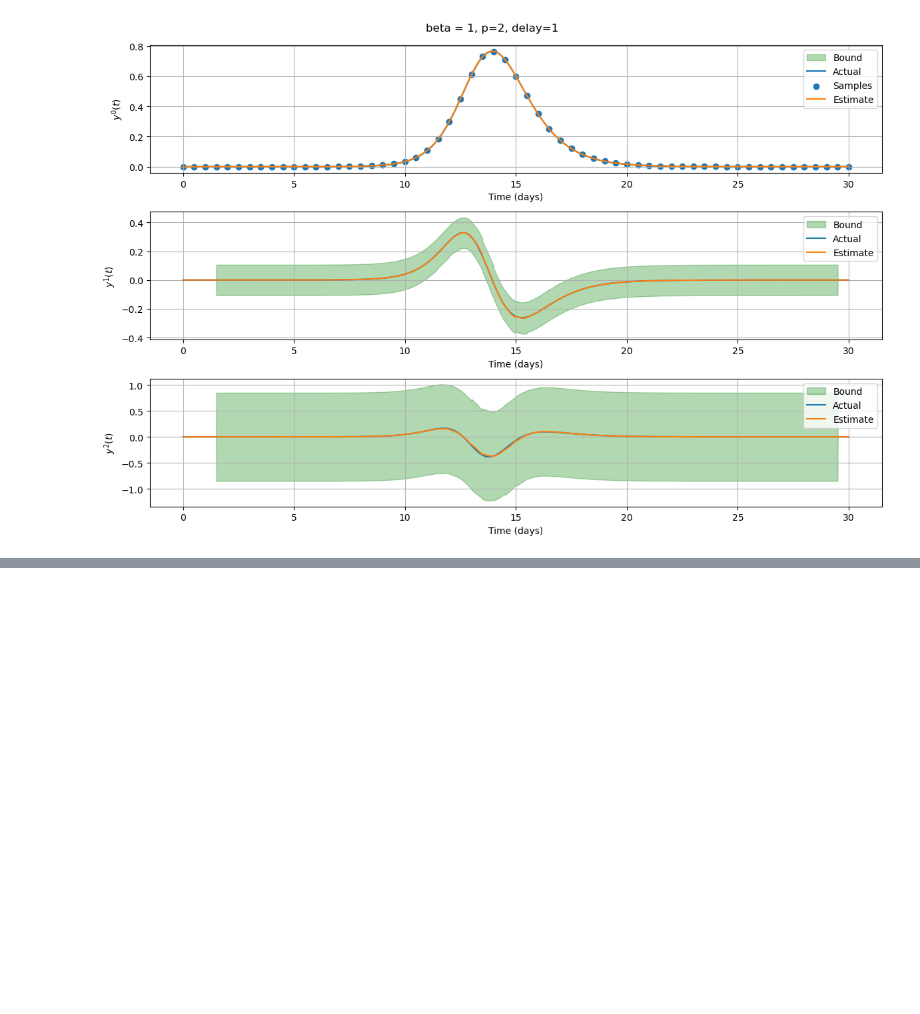
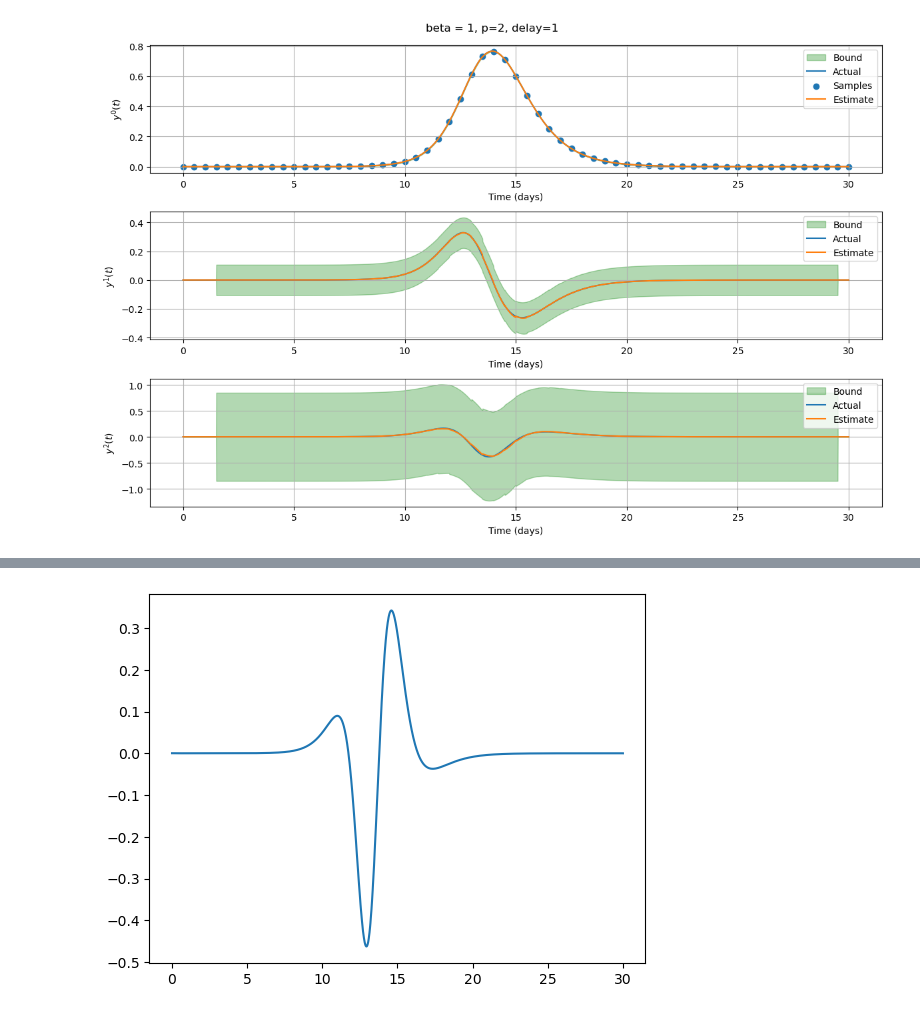
Before and after one commit to rahalnanayakkara/nonlinear_observers, a Jupyter notebook: epidemiology/bounds_notebook.ipynb, the cells around one changed output, grey strips where cells are left out. Drawn from its saved outputs; the diff is of its cells as text; code cells hidden in the pictures; blank space fills up the shorter version.

```diff
--- a/epidemiology/bounds_notebook.ipynb
+++ b/epidemiology/bounds_notebook.ipynb
@@ -155,0 +165,5 @@ f3.tight_layout()
+# %%
+plt.plot(time, y[3])
+plt.show()
+# %% [output]
+[figure, added]
```
Also changed, not shown: parts of 10 cells of this notebook, 2 other files.
